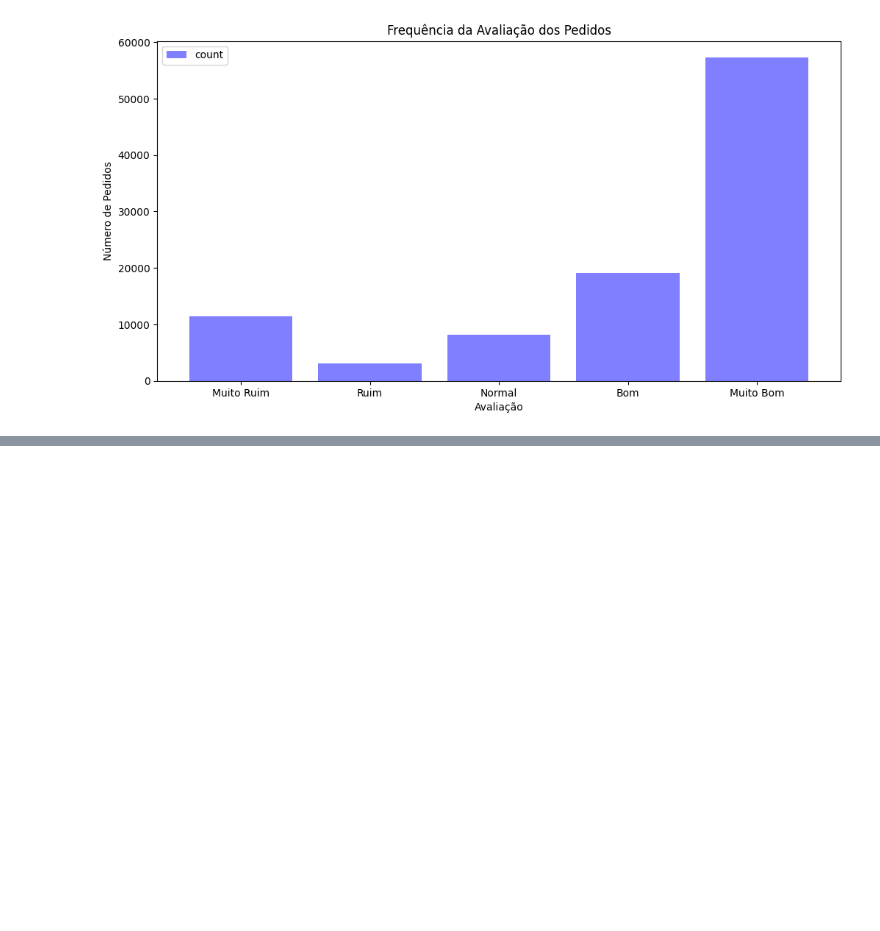
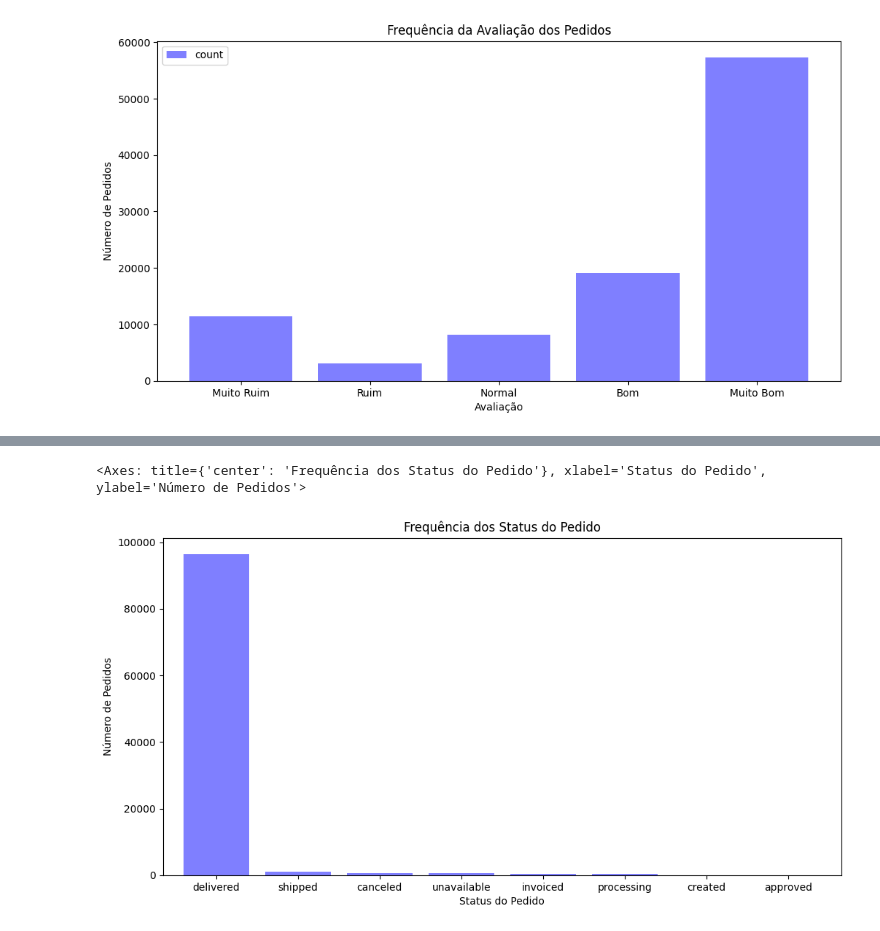
Before and after one commit to RayVilaca/Bootcamp-Data-Science-Ada, a Jupyter notebook: projetos-conclusao-modulo/modulo2/projeto.ipynb, the cells around one changed output, grey strips where cells are left out. Saved outputs shown, nothing was run; the diff lists cells and outputs as text; code cells hidden in the pictures; blank space fills up the shorter version.

Commit message:
feat: add orders section in module 2

```diff
--- a/projetos-conclusao-modulo/modulo2/projeto.ipynb
+++ b/projetos-conclusao-modulo/modulo2/projeto.ipynb
@@ -427,0 +513,3 @@ frequencia_avaliacao_nota.plot(kind='bar',
+# %%
+frequencia_status_pedido = pedidos.value_counts('order_status')
+frequencia_status_pedido
@@ -427,0 +527,14 @@ frequencia_avaliacao_nota.plot(kind='bar',
+# %%
+frequencia_status_pedido.plot(kind='bar',
+                                title='Frequência dos Status do Pedido',
+                                xlabel='Status do Pedido',
+                                ylabel='Número de Pedidos',
+                                rot=0,
+                                width=0.8,
+                                color='blue',
+                                alpha=0.5,
+                                figsize=(12, 6)
+                                )
+# %% [output]
+<Axes: title={'center': 'Frequência dos Status do Pedido'}, xlabel='Status do Pedido', ylabel='Número de Pedidos'>
+[figure, added]
```
Also changed, not shown: parts of 9 cells of this notebook.
